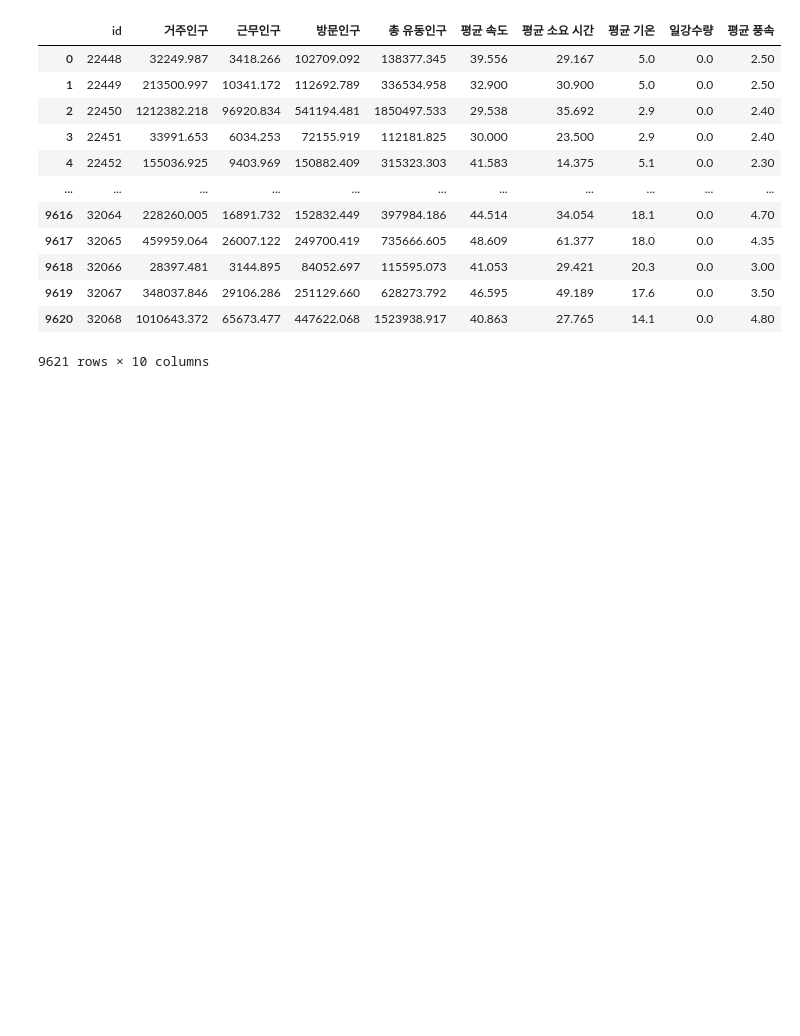
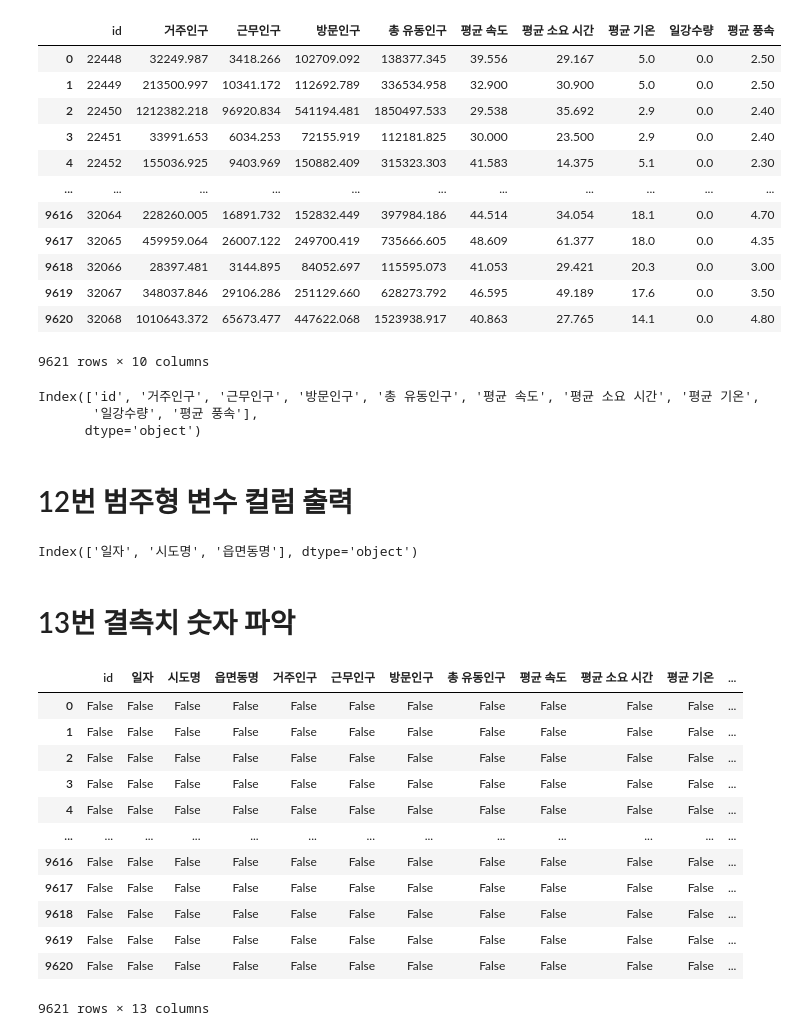
Before and after one commit to Parksemo/Learned-Coding, a Jupyter notebook: 빅분기/데이터마님/데이터 전처리 100 문제/데이터 전처리 100 문제.ipynb, the cells around one changed output. Drawn from its saved outputs; the diff is of its cells as text; code cells hidden in the pictures; blank space fills up the shorter version.

```diff
--- a/빅분기/데이터마님/데이터 전처리 100 문제/데이터 전처리 100 문제.ipynb
+++ b/빅분기/데이터마님/데이터 전처리 100 문제/데이터 전처리 100 문제.ipynb
@@ -389,3 +409,37 @@ df.select_dtypes(exclude=['object'])
 | 9619 | 32067 | 348037.846 | 29106.286 | 251129.660 | 628273.792 | 46.595 | 49.189 | 17.6 | 0.0 | 3.50 |
 | 9620 | 32068 | 1010643.372 | 65673.477 | 447622.068 | 1523938.917 | 40.863 | 27.765 | 14.1 | 0.0 | 4.80 |
 9621 rows × 10 columns
+# %%
+df_num = df.select_dtypes(include=['int','float'])
+ans = df_num.columns
+print(ans)
+# %% [output]
+Index(['id', '거주인구', '근무인구', '방문인구', '총 유동인구', '평균 속도', '평균 소요 시간', '평균 기온',
+       '일강수량', '평균 풍속'],
+      dtype='object')
+# %% [markdown]
+# 12번 범주형 변수 컬럼 출력
+# %%
+df_ob= df.select_dtypes(include=object)
+ans = df_ob.columns
+print(ans)
+# %% [output]
+Index(['일자', '시도명', '읍면동명'], dtype='object')
+# %% [markdown]
+# 13번 결측치 숫자 파악
+# %%
+df.isnull()
+# %% [output]
+|  | id | 일자 | 시도명 | 읍면동명 | 거주인구 | 근무인구 | 방문인구 | 총 유동인구 | 평균 속도 | 평균 소요 시간 | 평균 기온 | ... |
+| 0 | False | False | False | False | False | False | False | False | False | False | False | ... |
+| 1 | False | False | False | False | False | False | False | False | False | False | False | ... |
+| 2 | False | False | False | False | False | False | False | False | False | False | False | ... |
+| 3 | False | False | False | False | False | False | False | False | False | False | False | ... |
+| 4 | False | False | False | False | False | False | False | False | False | False | False | ... |
+| ... | ... | ... | ... | ... | ... | ... | ... | ... | ... | ... | ... | ... |
+| 9616 | False | False | False | False | False | False | False | False | False | False | False | ... |
+| 9617 | False | False | False | False | False | False | False | False | False | False | False | ... |
+| 9618 | False | False | False | False | False | False | False | False | False | False | False | ... |
+| 9619 | False | False | False | False | False | False | False | False | False | False | False | ... |
+| 9620 | False | False | False | False | False | False | False | False | False | False | False | ... |
+9621 rows × 13 columns
```
Also changed, not shown: parts of 92 cells of this notebook.
